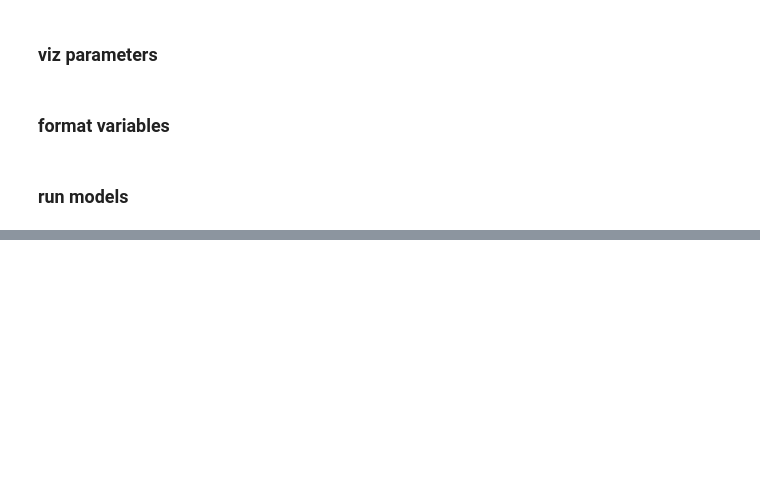
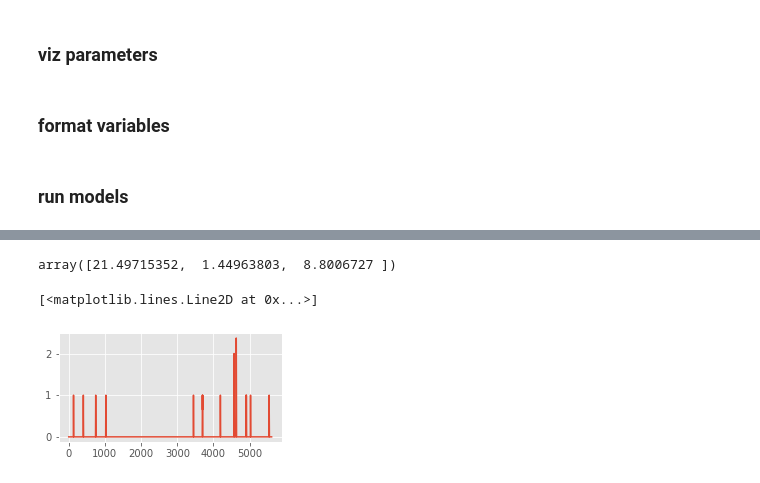
Before and after one commit to jncarpen/GLM-eb, a Jupyter notebook: GLM-eb.ipynb, the cells around one changed output, grey strips where cells are left out. Cells and saved outputs as stored; diff of their text form; code cells hidden in the pictures; blank space fills up the shorter version.

```diff
--- a/GLM-eb.ipynb
+++ b/GLM-eb.ipynb
@@ -657,8 +657,9 @@ whichSess = mat_pos['whichSess']
 numUnits = len(ST_all)
 llh_err_units = {}
 best_model_units = {}
+
 for u in range(numUnits):
-    u = 1
+    print('unit ' + str(u))
     ST = ST_all[u]
     HD = HD_all[u]
     RP = RP_all[u][0]
@@ -698,7 +699,7 @@ for u in range(numUnits):
         # model = 0
         mt = labelDict[model]
 
-        print('processing model ' + str(model) + ' (' + mt + ') ...')
+#         print('processing model ' + str(model) + ' (' + mt + ') ...')
 
         modelDict = {}
 
@@ -752,7 +753,7 @@ for u in range(numUnits):
 
             # set some initial parameters
             M,n = np.shape(X_train)
-            w_0 = np.ones((n, )) #*1e-3
+            w_0 = np.ones((n, ))*1e-3
             b_0 = 1
             # alpha = 0.001 (can't remember when we use this)
 
@@ -799,4 +800,17 @@ for u in range(numUnits):
 
     llh_err_units[u] = llh_err
     best_model_units[u] = bestModel
+
+
+
+    # save every 5th iteration
+    if np.mod(u, 5) == 0:
+        # Open a file and use dump()
+        with open('LLH.pkl', 'wb') as file:
+            # A new file will be created
+            pickle.dump(llh_err_units, file)
+
+        with open('bestModel.pkl', 'wb') as file:
+            # A new file will be created
+            pickle.dump(best_model_units, file)
 # %% [output]
@@ -809,0 +864,10 @@ https://pandas.pydata.org/pandas-docs/stable/user_guide/indexing.html#deprecate-
+# %%
+np.mean(llh_stack,0)
+# %% [output]
+array([21.49715352,  1.44963803,  8.8006727 ])
+# %%
+plt.plot(allModels[0]['test_y'][0])
+# plt.plot(allModels[0]['testfit']['yhat'][0])
+# %% [output]
+[<matplotlib.lines.Line2D at 0x...>]
+[figure, added]
```
Also changed, not shown: parts of 4 cells of this notebook, 4 other files.
